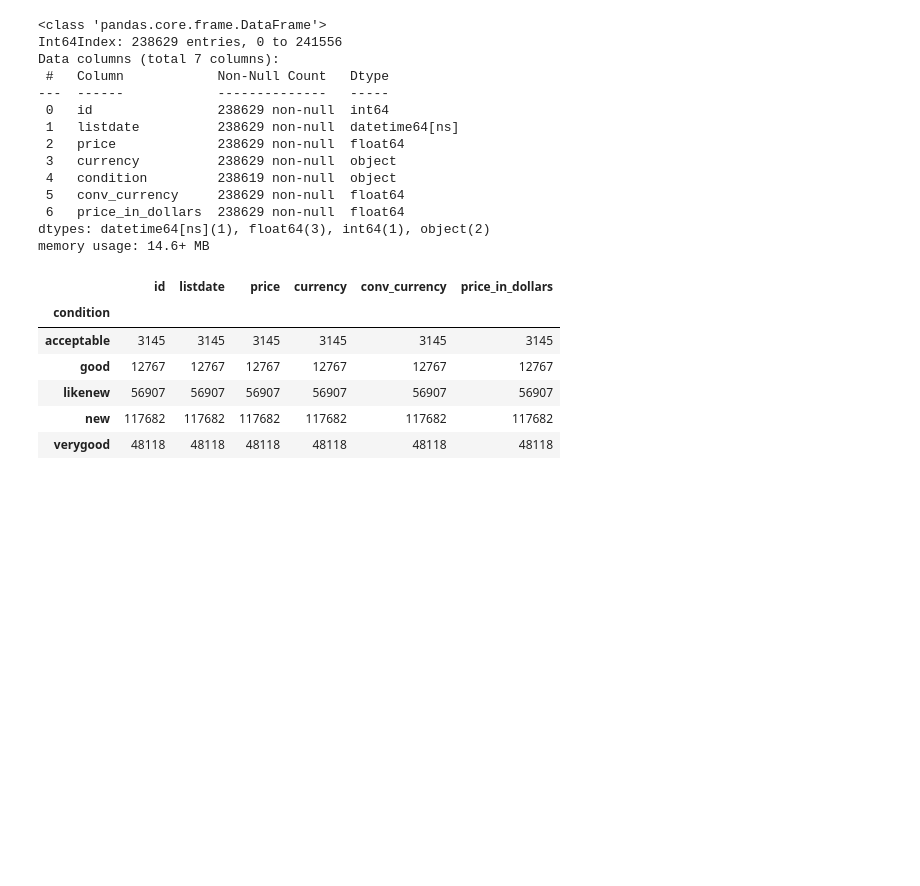
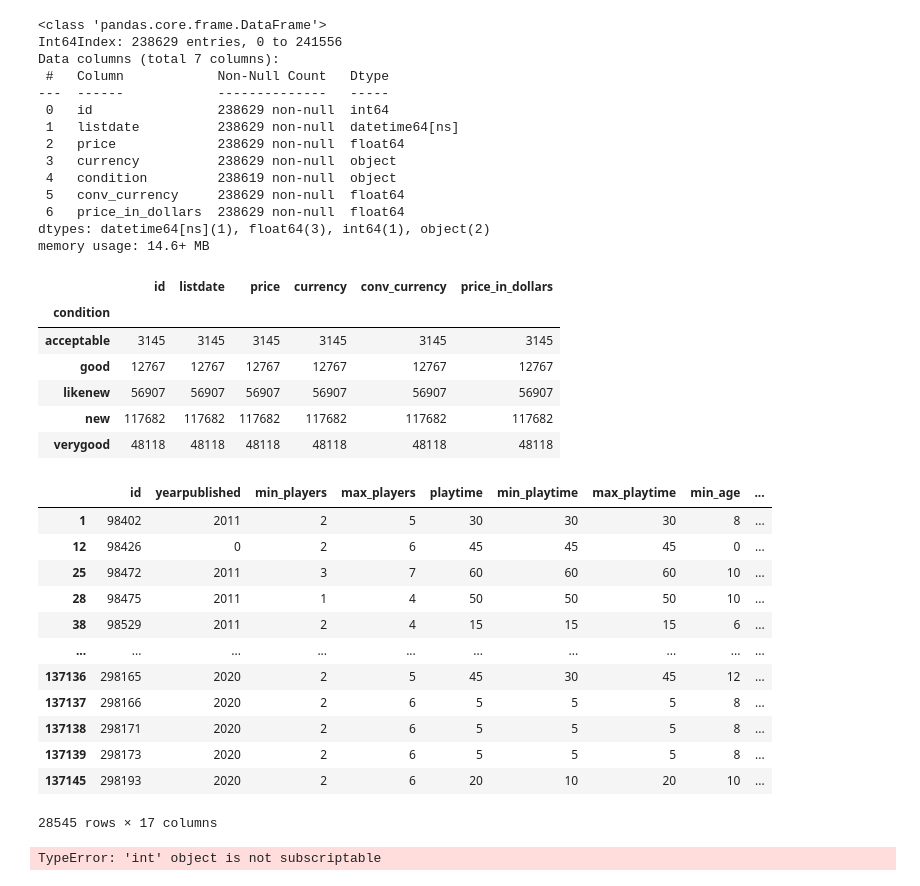
Before and after one commit to Daily-Lama-Capstone/Daily-Lama-Capstone, a Jupyter notebook: bgg_data_cleaning.ipynb, the cells around one changed output. Saved outputs shown, nothing was run; the diff lists cells and outputs as text; code cells hidden in the pictures; blank space fills up the shorter version.

```diff
--- a/bgg_data_cleaning.ipynb
+++ b/bgg_data_cleaning.ipynb
@@ -249,3 +291,35 @@ df_marketplace_filt.groupby('condition').count()
 | likenew | 56907 | 56907 | 56907 | 56907 | 56907 | 56907 |
 | new | 117682 | 117682 | 117682 | 117682 | 117682 | 117682 |
 | verygood | 48118 | 48118 | 48118 | 48118 | 48118 | 48118 |
+# %%
+sql = f'''SELECT * FROM {schema}.expansions;
+      '''
+df_expansions = sf.get_dataframe(sql)
+# %%
+expansion_liste = df_expansions['expansion_id']
+# %%
+mask = ~df_main_stats_masked['id'].isin(expansion_liste)
+# %%
+df_main_stats_masked = df_main_stats_masked.loc[mask,:]
+# %%
+df_main_stats_masked
+# %% [output]
+|  | id | yearpublished | min_players | max_players | playtime | min_playtime | max_playtime | min_age | ... |
+| 1 | 98402 | 2011 | 2 | 5 | 30 | 30 | 30 | 8 | ... |
+| 12 | 98426 | 0 | 2 | 6 | 45 | 45 | 45 | 0 | ... |
+| 25 | 98472 | 2011 | 3 | 7 | 60 | 60 | 60 | 10 | ... |
+| 28 | 98475 | 2011 | 1 | 4 | 50 | 50 | 50 | 10 | ... |
+| 38 | 98529 | 2011 | 2 | 4 | 15 | 15 | 15 | 6 | ... |
+| ... | ... | ... | ... | ... | ... | ... | ... | ... | ... |
+| 137136 | 298165 | 2020 | 2 | 5 | 45 | 30 | 45 | 12 | ... |
+| 137137 | 298166 | 2020 | 2 | 6 | 5 | 5 | 5 | 8 | ... |
+| 137138 | 298171 | 2020 | 2 | 6 | 5 | 5 | 5 | 8 | ... |
+| 137139 | 298173 | 2020 | 2 | 6 | 5 | 5 | 5 | 8 | ... |
+| 137145 | 298193 | 2020 | 2 | 6 | 20 | 10 | 20 | 10 | ... |
+28545 rows × 17 columns
+# %%
+mask_year_0 = df_main_stats_masked['yearpublished'] == 0
+
+# df_main_stats_masked = df_main_stats_masked.loc[mask_year_0,'yearpublished'] = None
+# %% [output]
+TypeError: 'int' object is not subscriptable
```
Also changed, not shown: parts of 6 cells of this notebook, 1 other file.
